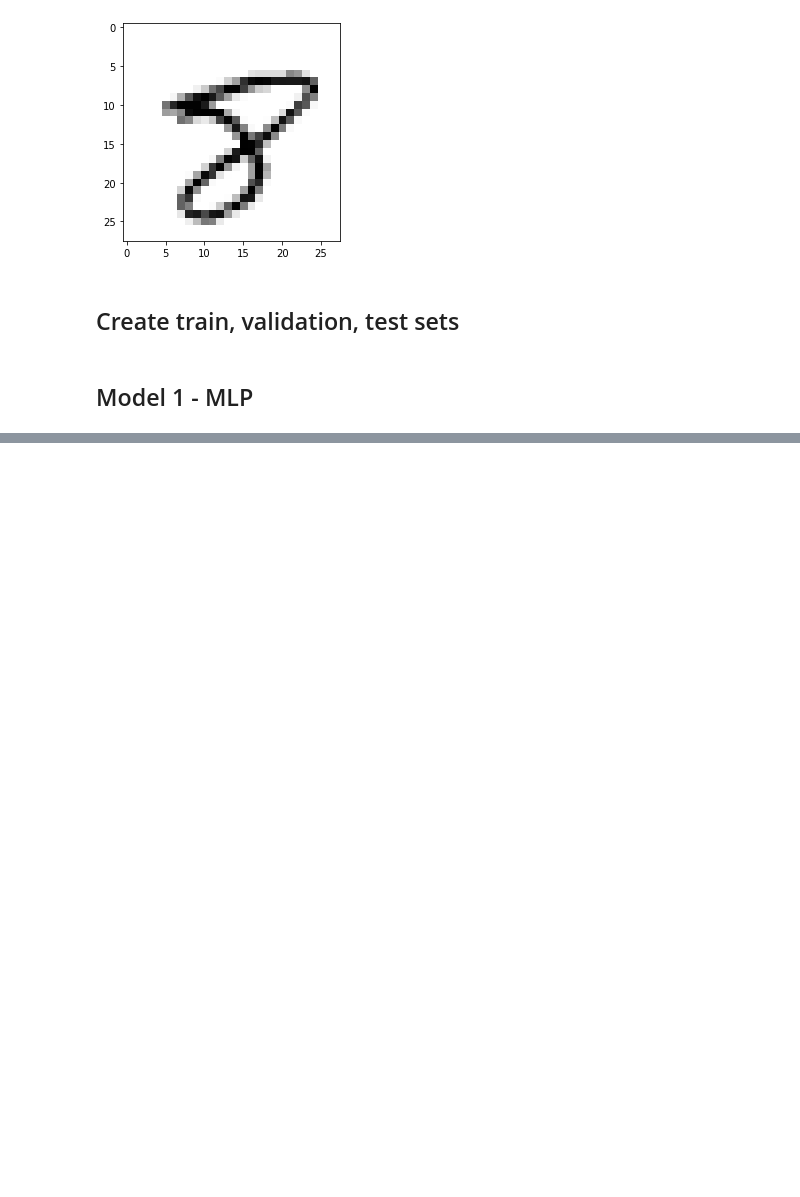
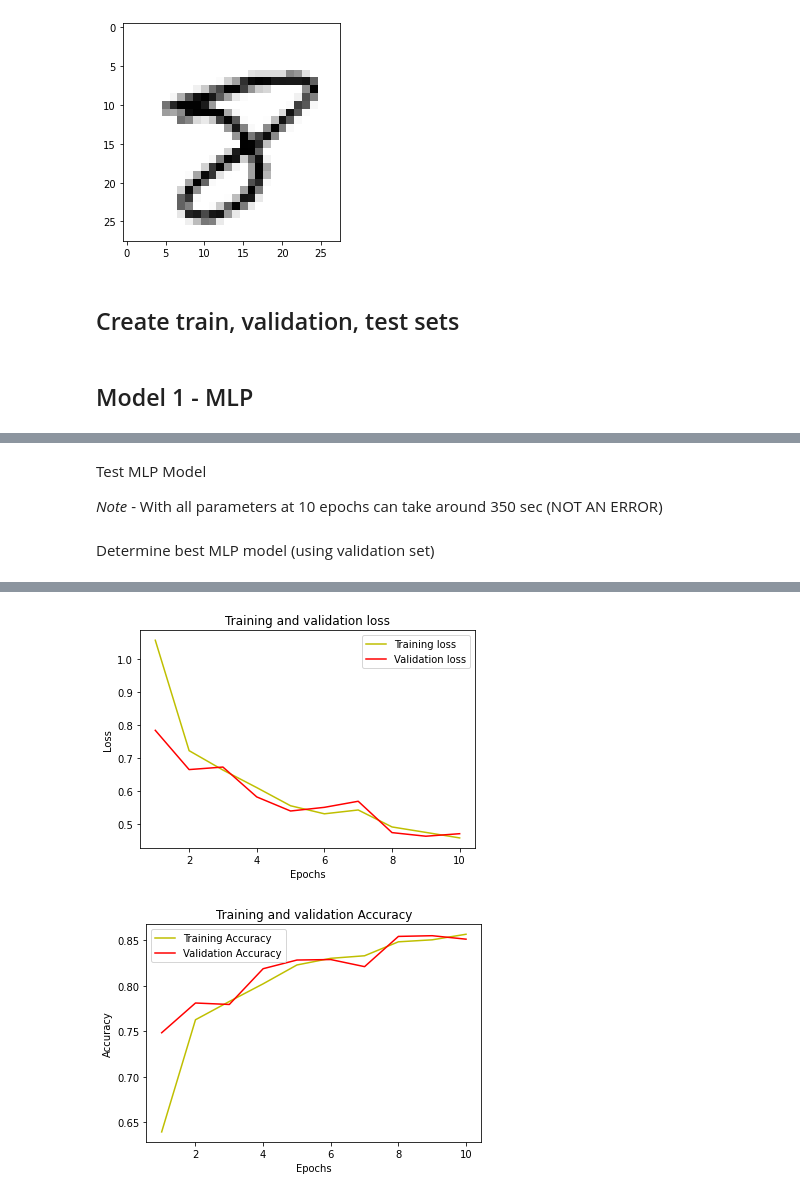
Before and after one commit to ivalencius/Machine_learning_INF264, a Jupyter notebook: Projects/2/digit_recognizer.ipynb, the cells around one changed output, grey strips where cells are left out. Drawn from its saved outputs; the diff is of its cells as text; code cells hidden in the pictures; blank space fills up the shorter version.

Commit message:
MLP best model selection backbone

```diff
--- a/Projects/2/digit_recognizer.ipynb
+++ b/Projects/2/digit_recognizer.ipynb
@@ -50,6 +52,10 @@ x_train, x_val, y_train, y_val = train_test_split(x_train_val,
 
 # Variables for model parameters
 y_classes = len(np.unique(y_data))
+# %%
+# To compare models
+model_type_accs = []
+model_type_best = []
 # %% [markdown]
 ## Model 1 - MLP
 # %%
@@ -58,7 +64,7 @@ def construct_MLP(input_shape, num_layers=10, activation='relu'):
     MLP = Sequential()
     MLP.add(layers.InputLayer(input_shape=input_shape))
     # Intermediate Layers
-    for i in range(num_layers):
+    for _ in range(num_layers):
         MLP.add(layers.Dense(32, activation=activation))
     # Output layer (fully-connected):
     MLP.add(layers.Dense(y_classes, activation='softmax'))
@@ -72,14 +75,0 @@ Test MLP Model
-# %%
-y_train_one_hot = to_categorical(y_train)
-y_val_one_hot = to_categorical(y_val)
-
-batch_sz = 16
-MLP_test = construct_MLP(input_shape=784 ,num_layers=5)
-MLP_test.summary()
-
-training_history = MLP_test.fit(x=x_train,y=y_train_one_hot,
-                                batch_size=16,
-                                epochs=2,
-                                validation_data=(x_val,y_val_one_hot),
-                                use_multiprocessing=True,)
-# USE EARLUUY CHECKING
@@ -103,0 +76,4 @@ Epoch 2/2
+# %% [markdown]
+Test MLP Model
+
+*Note* - With all parameters at 10 epochs can take around 350 sec (NOT AN ERROR)
@@ -103,0 +137,46 @@ Epoch 2/2
+# %% [markdown]
+Determine best MLP model (using validation set)
+# %%
+# Evaluate best model via validation accuracy
+best_MLP_idx = MLP_val_accs.index(max(MLP_val_accs))
+best_MLP = MLP_models[best_MLP_idx]
+model_type_best.append(best_MLP)
+best_MLP.summary()
+
+activation = best_MLP.layers[1].get_config()['activation']
+num_layers = len(best_MLP.layers)
+
+print('\n\tActivation: %s\n\tNumber of Layers: %d'%(activation, num_layers))
+
+# Evaluate on validation accuracy again and plot
+MLP_eval = best_MLP.evaluate(x=x_val, y=y_val_one_hot, use_multiprocessing=True, verbose=0)
+MLP_loss = MLP_eval[0]
+MLP_acc = MLP_eval[1]
+
+model_type_accs.append(MLP_acc)
+
+print('\nTest Set evaluation:')
+print('\tLoss: %f | Accuracy: %f'%(MLP_loss, MLP_acc))
+# Plot training history (train/validation loss and accuracy values throughout training):
+loss = training_history.history['loss']
+val_loss = training_history.history['val_loss']
+epochs = range(1, len(loss) + 1)
+plt.plot(epochs, loss, 'y', label='Training loss')
+plt.plot(epochs, val_loss, 'r', label='Validation loss')
+plt.title('Training and validation loss')
+plt.xlabel('Epochs')
+plt.ylabel('Loss')
+plt.legend()
+plt.show()
+
+acc = training_history.history['accuracy']
+val_acc = training_history.history['val_accuracy']
+
+plt.plot(epochs, acc, 'y', label='Training Accuracy')
+plt.plot(epochs, val_acc, 'r', label='Validation Accuracy')
+plt.title('Training and validation Accuracy')
+plt.xlabel('Epochs')
+plt.ylabel('Accuracy')
+plt.legend()
+plt.show()
+# %% [output]
@@ -103,0 +200,2 @@ Epoch 2/2
+[figure, added]
+[figure, added]
```
Also changed, not shown: parts of 7 cells of this notebook.
